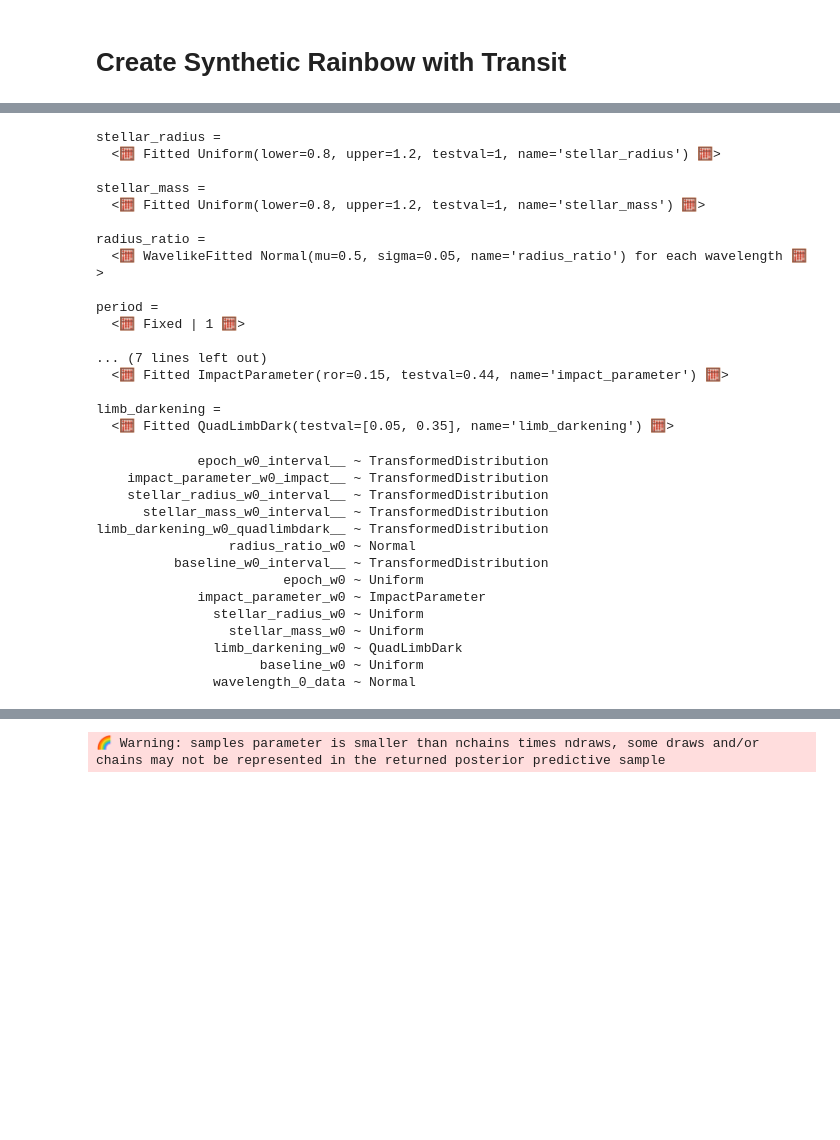
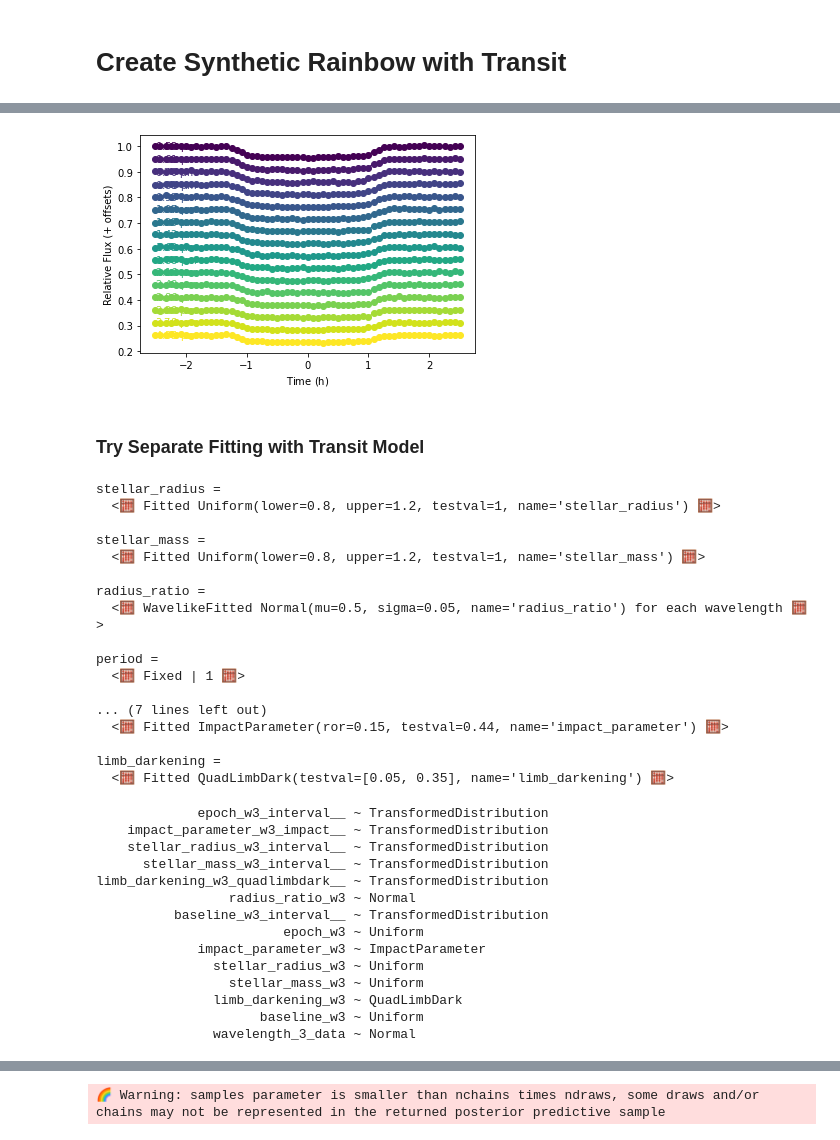
Before and after one commit to catrionamurray/chromatic_fitting, a Jupyter notebook: experiments.ipynb, the cells around one changed output, grey strips where cells are left out. Drawn from its saved outputs; the diff is of its cells as text; code cells hidden in the pictures; blank space fills up the shorter version.

```diff
--- a/experiments.ipynb
+++ b/experiments.ipynb
@@ -36,3 +43,9 @@ r.plot()
+# %%
+rbin15.plot()
+# %% [output]
+[figure, added]
+# %% [markdown]
+### Try Separate Fitting with Transit Model
 # %%
 t = TransitModel()
 t.initialize_empty_model()
@@ -51,7 +64,7 @@ t.setup_parameters(
 
 t.summarize_parameters()
 
-t.attach_data(r)
+t.attach_data(rbin15)
 
 t.choose_optimization_method("separate")
 # print(t.optimization)
@@ -59,7 +72,7 @@ t.choose_optimization_method("separate")
 t.setup_lightcurves()
 
 t.setup_likelihood()
-print(t.pymc3_model[0])
+print(t.pymc3_model[3])
 # %% [output]
 stellar_radius =
   <🧮 Fitted Uniform(lower=0.8, upper=1.2, testval=1, name='stellar_radius') 🧮>
@@ -78,20 +91,20 @@ period =
 
 limb_darkening =
   <🧮 Fitted QuadLimbDark(testval=[0.05, 0.35], name='limb_darkening') 🧮>
-             epoch_w0_interval__ ~ TransformedDistribution
-    impact_parameter_w0_impact__ ~ TransformedDistribution
-    stellar_radius_w0_interval__ ~ TransformedDistribution
-      stellar_mass_w0_interval__ ~ TransformedDistribution
-limb_darkening_w0_quadlimbdark__ ~ TransformedDistribution
-                 radius_ratio_w0 ~ Normal
-          baseline_w0_interval__ ~ TransformedDistribution
-                        epoch_w0 ~ Uniform
-             impact_parameter_w0 ~ ImpactParameter
-               stellar_radius_w0 ~ Uniform
-                 stellar_mass_w0 ~ Uniform
-               limb_darkening_w0 ~ QuadLimbDark
-                     baseline_w0 ~ Uniform
-               wavelength_0_data ~ Normal
+             epoch_w3_interval__ ~ TransformedDistribution
+    impact_parameter_w3_impact__ ~ TransformedDistribution
+    stellar_radius_w3_interval__ ~ TransformedDistribution
+      stellar_mass_w3_interval__ ~ TransformedDistribution
+limb_darkening_w3_quadlimbdark__ ~ TransformedDistribution
+                 radius_ratio_w3 ~ Normal
+          baseline_w3_interval__ ~ TransformedDistribution
+                        epoch_w3 ~ Uniform
+             impact_parameter_w3 ~ ImpactParameter
+               stellar_radius_w3 ~ Uniform
+                 stellar_mass_w3 ~ Uniform
+               limb_darkening_w3 ~ QuadLimbDark
+                     baseline_w3 ~ Uniform
+               wavelength_3_data ~ Normal
 # %%
 t.plot_priors()
 # %% [output]
```
Also changed, not shown: parts of 38 cells of this notebook, 2 other files.
